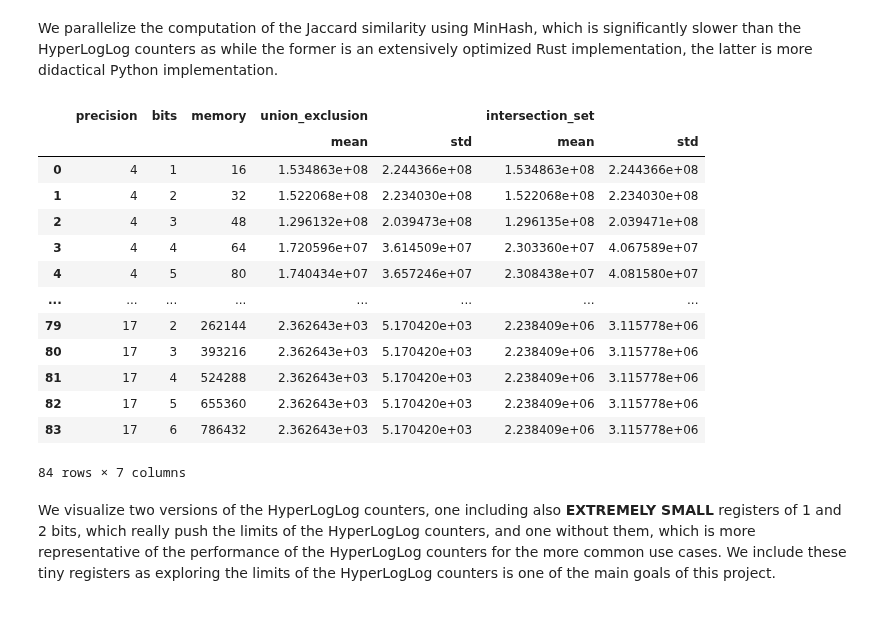
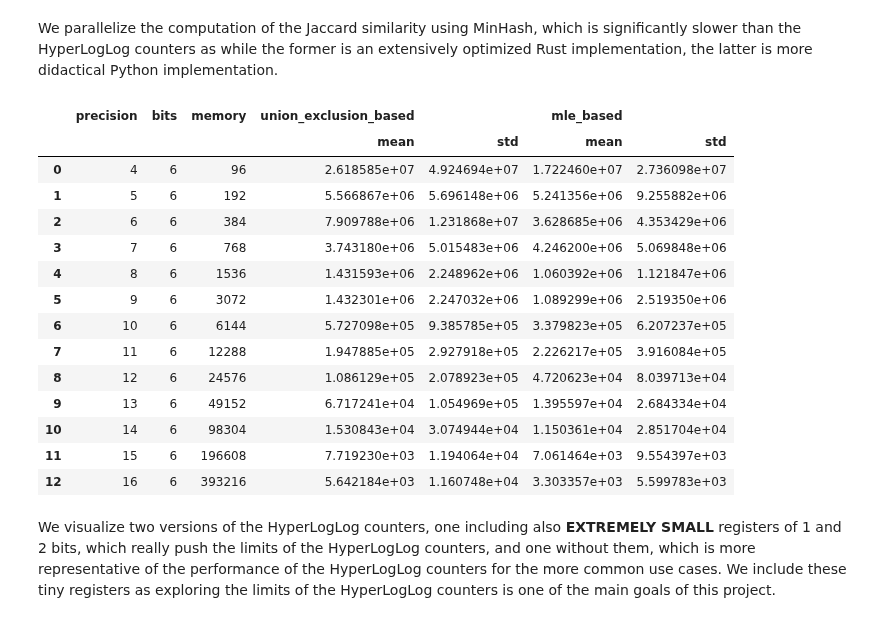
Before and after one commit to LucaCappelletti94/hyperloglog-rs, a Jupyter notebook: Intersection evaluations.ipynb, the cells around one changed output. Cells and saved outputs as stored; diff of their text form; code cells hidden in the pictures.

```diff
--- a/Intersection evaluations.ipynb
+++ b/Intersection evaluations.ipynb
@@ -51,31 +58,33 @@ number_of_words = [
 # %% [markdown]
 We parallelize the computation of the Jaccard similarity using MinHash, which is significantly slower than the HyperLogLog counters as while the former is an extensively optimized Rust implementation, the latter is more didactical Python implementation.
 # %%
-df["union_exclusion"] = (df.exact - df.union_exclusion)**2
-df["intersection_set"] = (df.exact - df.intersection_set)**2
+df["union_exclusion_based"] = (df.exact - df.union_exclusion)**2
+#df["intersection_set"] = (df.exact - df.intersection_set)**2
+df["mle_based"] = (df.exact - df.intersection_mle)**2
 columns = [
-    "union_exclusion",
-    "intersection_set",
-    #"bounded_squared_error"
+    "union_exclusion_based",
+    #"intersection_set",
+    "mle_based"
 ]
 data_hll = df.groupby(["precision", "bits", "memory"])[columns].agg(["mean", "std"])
 data_hll = data_hll.reset_index()
 data_hll
 # %% [output]
-|  | precision | bits | memory | union_exclusion |  | intersection_set |  |
+|  | precision | bits | memory | union_exclusion_based |  | mle_based |  |
 |  |  |  |  | mean | std | mean | std |
-| 0 | 4 | 1 | 16 | 1.534863e+08 | 2.244366e+08 | 1.534863e+08 | 2.244366e+08 |
-| 1 | 4 | 2 | 32 | 1.522068e+08 | 2.234030e+08 | 1.522068e+08 | 2.234030e+08 |
-| 2 | 4 | 3 | 48 | 1.296132e+08 | 2.039473e+08 | 1.296135e+08 | 2.039471e+08 |
-| 3 | 4 | 4 | 64 | 1.720596e+07 | 3.614509e+07 | 2.303360e+07 | 4.067589e+07 |
-| 4 | 4 | 5 | 80 | 1.740434e+07 | 3.657246e+07 | 2.308438e+07 | 4.081580e+07 |
-| ... | ... | ... | ... | ... | ... | ... | ... |
-| 79 | 17 | 2 | 262144 | 2.362643e+03 | 5.170420e+03 | 2.238409e+06 | 3.115778e+06 |
-| 80 | 17 | 3 | 393216 | 2.362643e+03 | 5.170420e+03 | 2.238409e+06 | 3.115778e+06 |
-| 81 | 17 | 4 | 524288 | 2.362643e+03 | 5.170420e+03 | 2.238409e+06 | 3.115778e+06 |
-| 82 | 17 | 5 | 655360 | 2.362643e+03 | 5.170420e+03 | 2.238409e+06 | 3.115778e+06 |
-| 83 | 17 | 6 | 786432 | 2.362643e+03 | 5.170420e+03 | 2.238409e+06 | 3.115778e+06 |
+| 0 | 4 | 6 | 96 | 2.618585e+07 | 4.924694e+07 | 1.722460e+07 | 2.736098e+07 |
+| 1 | 5 | 6 | 192 | 5.566867e+06 | 5.696148e+06 | 5.241356e+06 | 9.255882e+06 |
+| 2 | 6 | 6 | 384 | 7.909788e+06 | 1.231868e+07 | 3.628685e+06 | 4.353429e+06 |
+| 3 | 7 | 6 | 768 | 3.743180e+06 | 5.015483e+06 | 4.246200e+06 | 5.069848e+06 |
+| 4 | 8 | 6 | 1536 | 1.431593e+06 | 2.248962e+06 | 1.060392e+06 | 1.121847e+06 |
+| 5 | 9 | 6 | 3072 | 1.432301e+06 | 2.247032e+06 | 1.089299e+06 | 2.519350e+06 |
+| 6 | 10 | 6 | 6144 | 5.727098e+05 | 9.385785e+05 | 3.379823e+05 | 6.207237e+05 |
+| 7 | 11 | 6 | 12288 | 1.947885e+05 | 2.927918e+05 | 2.226217e+05 | 3.916084e+05 |
+| 8 | 12 | 6 | 24576 | 1.086129e+05 | 2.078923e+05 | 4.720623e+04 | 8.039713e+04 |
+| 9 | 13 | 6 | 49152 | 6.717241e+04 | 1.054969e+05 | 1.395597e+04 | 2.684334e+04 |
+| 10 | 14 | 6 | 98304 | 1.530843e+04 | 3.074944e+04 | 1.150361e+04 | 2.851704e+04 |
+| 11 | 15 | 6 | 196608 | 7.719230e+03 | 1.194064e+04 | 7.061464e+03 | 9.554397e+03 |
+| 12 | 16 | 6 | 393216 | 5.642184e+03 | 1.160748e+04 | 3.303357e+03 | 5.599783e+03 |
-84 rows × 7 columns
 # %% [markdown]
 We visualize two versions of the HyperLogLog counters, one including also **EXTREMELY SMALL** registers of 1 and 2 bits, which really push the limits of the HyperLogLog counters, and one without them, which is more representative of the performance of the HyperLogLog counters for the more common use cases. We include these tiny registers as exploring the limits of the HyperLogLog counters is one of the main goals of this project.
 # %%
```
Also changed, not shown: parts of 3 cells of this notebook, 12 other files.
